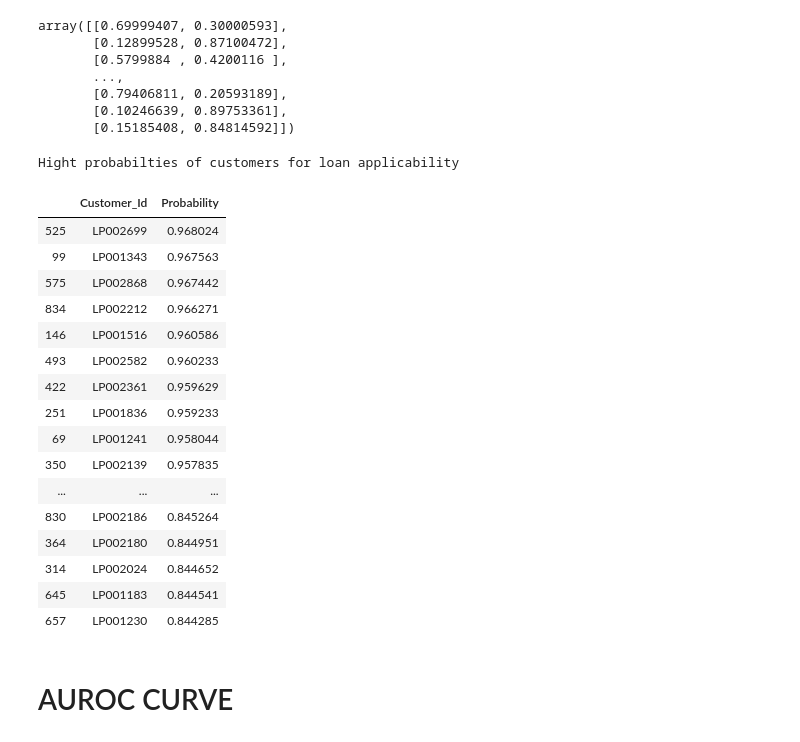
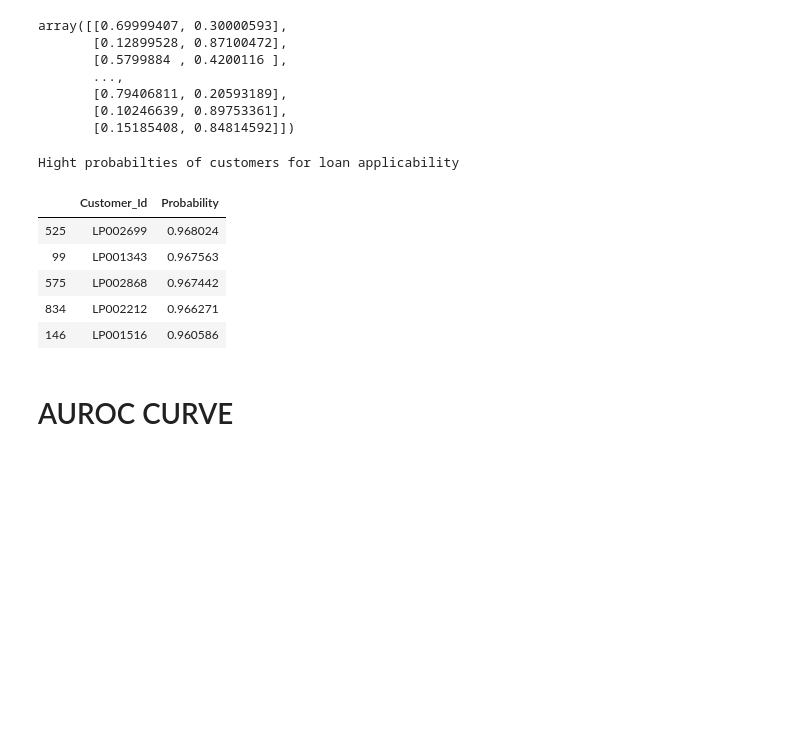
Before and after one commit to tanmayk01/Loan-Status-Prediction, a Jupyter notebook: Logistic_Regression_for_Loan_Status.ipynb, the cells around one changed output. Drawn from its saved outputs; the diff is of its cells as text; code cells hidden in the pictures; blank space fills up the shorter version.

```diff
--- a/Logistic_Regression_for_Loan_Status.ipynb
+++ b/Logistic_Regression_for_Loan_Status.ipynb
@@ -261,26 +203,15 @@ prob_id = pd.DataFrame({"Customer_Id" : df.Loan_ID , "Probability" : pred_prob_c
 prob_id = prob_id.sort_values("Probability" , ascending=False)
 # %%
 print("Hight probabilties of customers for loan applicability")
-prob_id
+prob_id.head()
 # %% [output]
 Hight probabilties of customers for loan applicability
 |  | Customer_Id | Probability |
 | 525 | LP002699 | 0.968024 |
 | 99 | LP001343 | 0.967563 |
 | 575 | LP002868 | 0.967442 |
 | 834 | LP002212 | 0.966271 |
 | 146 | LP001516 | 0.960586 |
-| 493 | LP002582 | 0.960233 |
-| 422 | LP002361 | 0.959629 |
-| 251 | LP001836 | 0.959233 |
-| 69 | LP001241 | 0.958044 |
-| 350 | LP002139 | 0.957835 |
-| ... | ... | ... |
-| 830 | LP002186 | 0.845264 |
-| 364 | LP002180 | 0.844951 |
-| 314 | LP002024 | 0.844652 |
-| 645 | LP001183 | 0.844541 |
-| 657 | LP001230 | 0.844285 |
 # %%
 prob_id.to_csv(r"Loan_Status_Probabilties.csv")     # to extract into output csv file from python
 # %%
```
Also changed, not shown: parts of 7 cells of this notebook.
